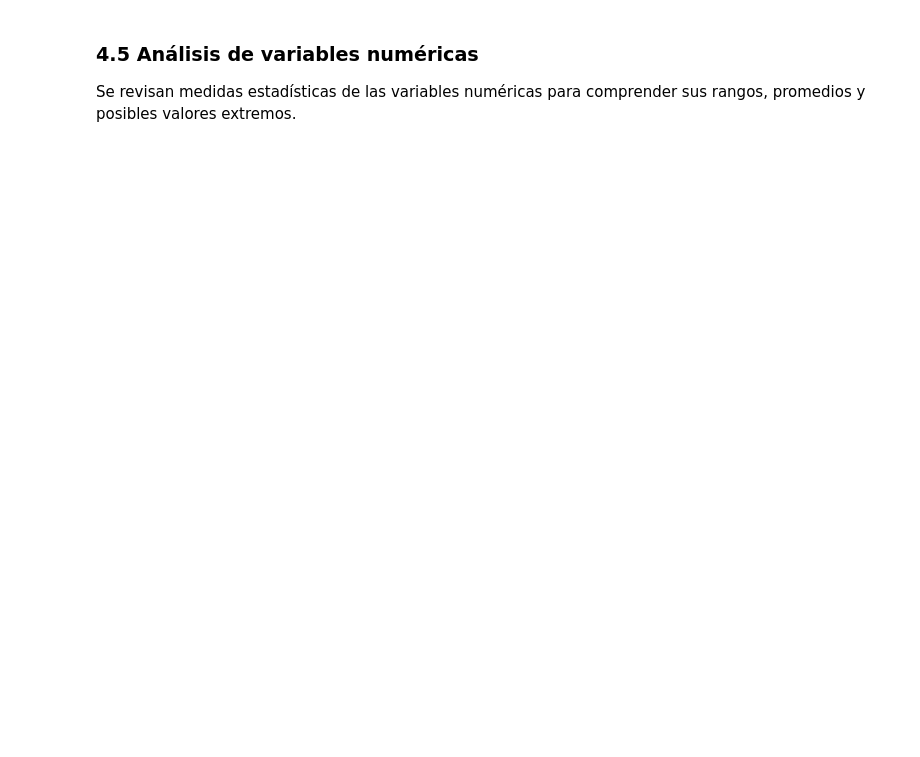
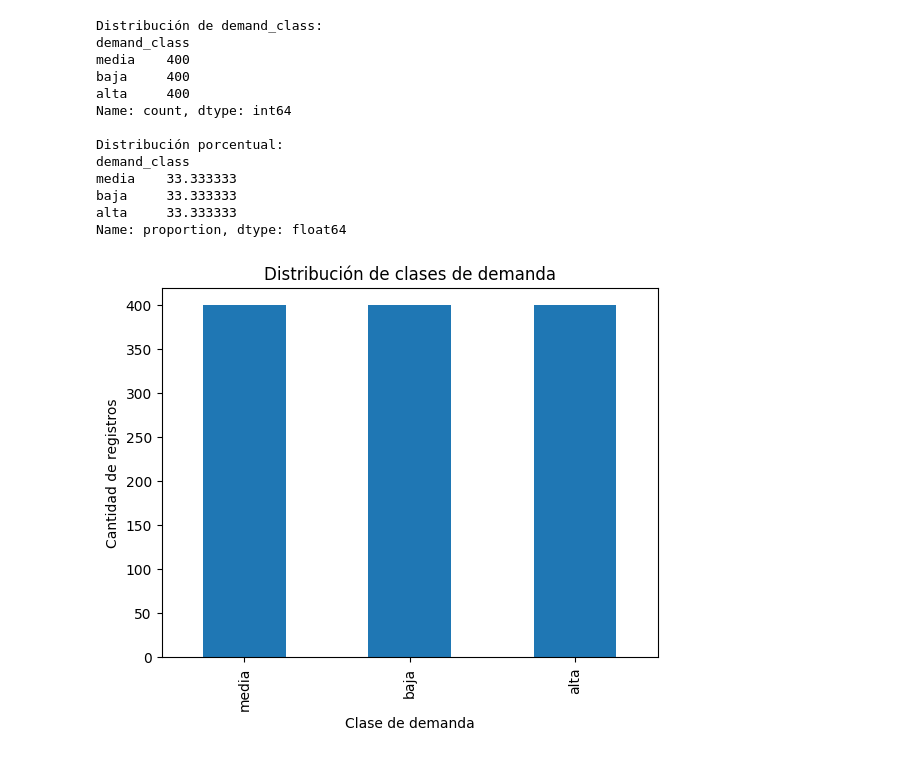
Before and after one commit to leonciochiunti/concert-demand-ml, a Jupyter notebook: notebooks/01_eda_training.ipynb, the cells around one changed output. Saved outputs shown, nothing was run; the diff lists cells and outputs as text; code cells hidden in the pictures; blank space fills up the shorter version.

```diff
--- a/notebooks/01_eda_training.ipynb
+++ b/notebooks/01_eda_training.ipynb
@@ -380,17 +194,27 @@ Se visualiza la distribución de las clases `baja`, `media` y `alta`. Un dataset
 # %%
-class_counts = df["demand_class"].value_counts().reindex(["baja", "media", "alta"])
+print("Distribución de demand_class:")
+print(df["demand_class"].value_counts())
 
-plt.figure(figsize=(7, 4))
-class_counts.plot(kind="bar")
+print("\nDistribución porcentual:")
+print(df["demand_class"].value_counts(normalize=True) * 100)
+
+df["demand_class"].value_counts().plot(kind="bar")
 plt.title("Distribución de clases de demanda")
 plt.xlabel("Clase de demanda")
 plt.ylabel("Cantidad de registros")
-plt.xticks(rotation=0)
 plt.show()
-
-print("Distribución porcentual:")
-print((class_counts / len(df) * 100).round(2))
+# %% [output]
+Distribución de demand_class:
+demand_class
+media    400
+baja     400
+alta     400
+Name: count, dtype: int64
+
+Distribución porcentual:
+demand_class
+media    33.333333
+baja     33.333333
+alta     33.333333
+Name: proportion, dtype: float64
+[figure, added]
-# %% [markdown]
-### 4.5 Análisis de variables numéricas
-
-Se revisan medidas estadísticas de las variables numéricas para comprender sus rangos, promedios y posibles valores extremos.
```
Also changed, not shown: parts of 87 cells of this notebook.
